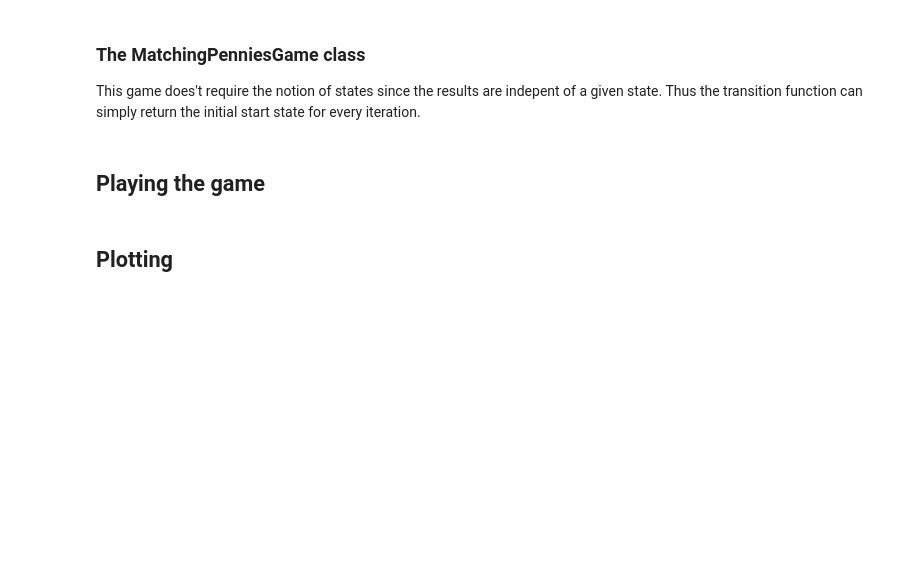
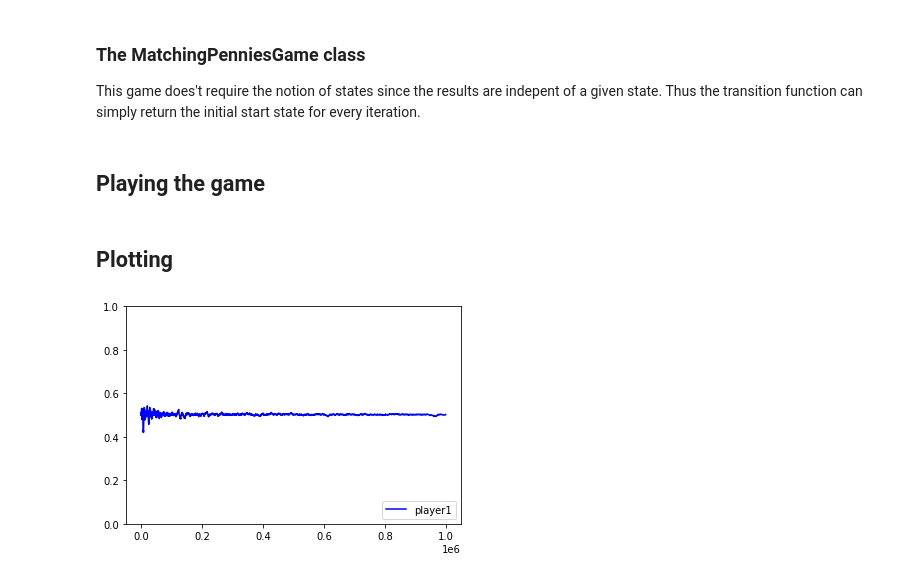
Before and after one commit to wulfdewolf/CGTproject, a Jupyter notebook: code/matching_pennies_game.ipynb, the cells around one changed output. Cells and saved outputs as stored; diff of their text form; code cells hidden in the pictures; blank space fills up the shorter version.

```diff
--- a/code/matching_pennies_game.ipynb
+++ b/code/matching_pennies_game.ipynb
@@ -244,35 +244,33 @@ save_var_to_file("matching_pennies/result", results)
 ## Plotting
 # %%
 # get the results
-results = [["player1", get_var_from_file("matching_pennies/result")[0][0]]]
+results = [["player1", get_var_from_file("matching_pennies/result")]]
 
 colors = ["blue",
-         "orange",
-         "green",
-         "red",
-         "purple",
-         "brown"]
+         "orange",]
 
 # --------------------------------------------------------------------------
 
 color_idx = 0
 for result in results:
     x = np.arange(len(result[1]))
     y = result[1]
     plt.plot(x, y,
              "-",
              label=result[0],
              color=colors[color_idx])
 
     color_idx += 1
 
 plt.legend(loc="lower right")
 
 plt.ylim(0, 1)
 
 #plt.xlabel('probability playing heads')
 #plt.ylabel('average reward')
 #plt.title('average reward over time\n ' + str(iterations) + " iterations, " + str(averaging_amount) + " runs")
 
 #plt.savefig("graphs/todo", dpi=300)
 plt.show()
+# %% [output]
+[figure, added]
```
Also changed, not shown: parts of 2 cells of this notebook, 1 other file.
